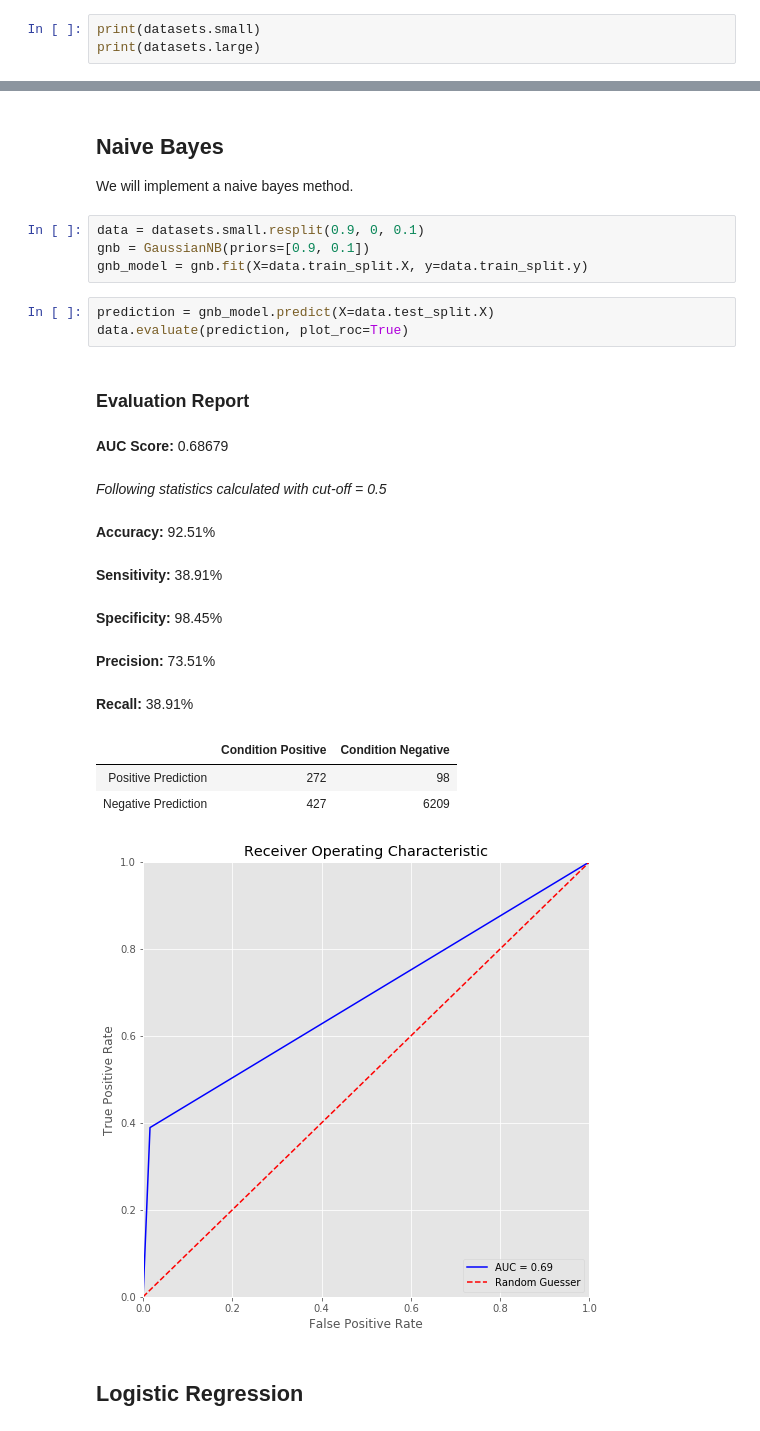
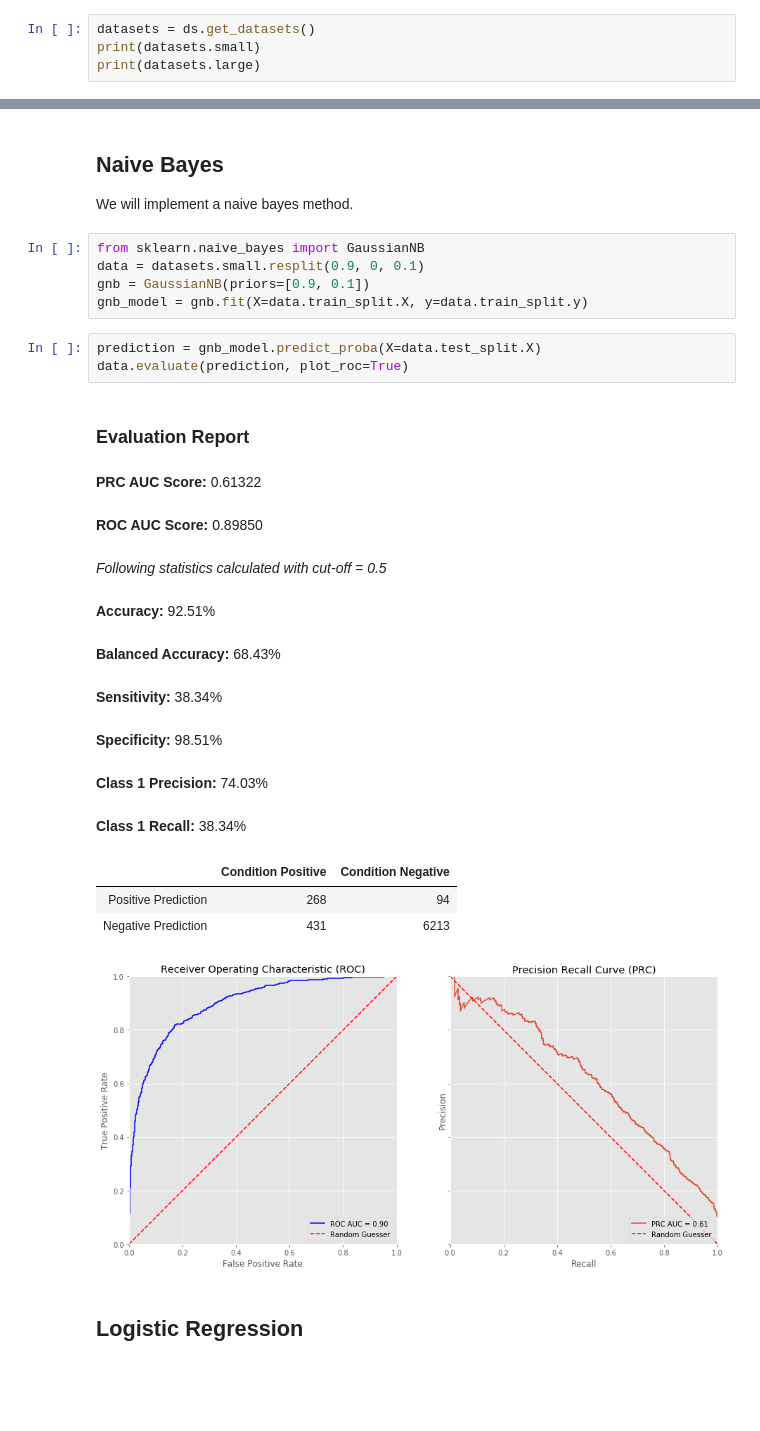
Before and after one commit to JakobGM/machine-learning-course, a Jupyter notebook: project/jakobgm.ipynb, the cells around one changed output, grey strips where cells are left out. Saved outputs shown, nothing was run; the diff lists cells and outputs as text; blank space fills up the shorter version.

```diff
--- a/project/jakobgm.ipynb
+++ b/project/jakobgm.ipynb
@@ -682,6 +531,7 @@ datasets = DataSets(small=small, large=large)
 We will work with the `datasets` object from now on.
 Firstly, it consists of two sub-attributes, `datasets.small` and `datasets.large`, containing the two datasets respectively.
 # %%
+datasets = ds.get_datasets()
 print(datasets.small)
 print(datasets.large)
 # %% [output]
@@ -786,26 +617,29 @@ from sklearn.linear_model import LogisticRegression
 
 We will implement a naive bayes method.
 # %%
+from sklearn.naive_bayes import GaussianNB
 data = datasets.small.resplit(0.9, 0, 0.1)
 gnb = GaussianNB(priors=[0.9, 0.1])
 gnb_model = gnb.fit(X=data.train_split.X, y=data.train_split.y)
 # %%
-prediction = gnb_model.predict(X=data.test_split.X)
+prediction = gnb_model.predict_proba(X=data.test_split.X)
 data.evaluate(prediction, plot_roc=True)
 # %% [output]
 ### Evaluation Report
-__AUC Score:__ 0.68679
+__PRC AUC Score:__ 0.61322
-
-_Following statistics calculated with cut-off = 0.5_
+__ROC AUC Score:__ 0.89850
-__Accuracy:__ 92.51%
+
+_Following statistics calculated with cut-off = 0.5_
-__Sensitivity:__ 38.91%
+__Accuracy:__ 92.51%
-__Specificity:__ 98.45%
+__Balanced Accuracy:__ 68.43%
-__Precision:__ 73.51%
+__Sensitivity:__ 38.34%
-__Recall:__ 38.91%
+__Specificity:__ 98.51%
+__Class 1 Precision:__ 74.03%
+__Class 1 Recall:__ 38.34%
 |  | Condition Positive | Condition Negative |
-| Positive Prediction | 272 | 98 |
-| Negative Prediction | 427 | 6209 |
+| Positive Prediction | 268 | 94 |
+| Negative Prediction | 431 | 6213 |
-[figure, old version]
+[figure, new version]
 # %% [markdown]
 ## Logistic Regression
 # %%
```
Also changed, not shown: parts of 26 cells of this notebook, 2 other files.
